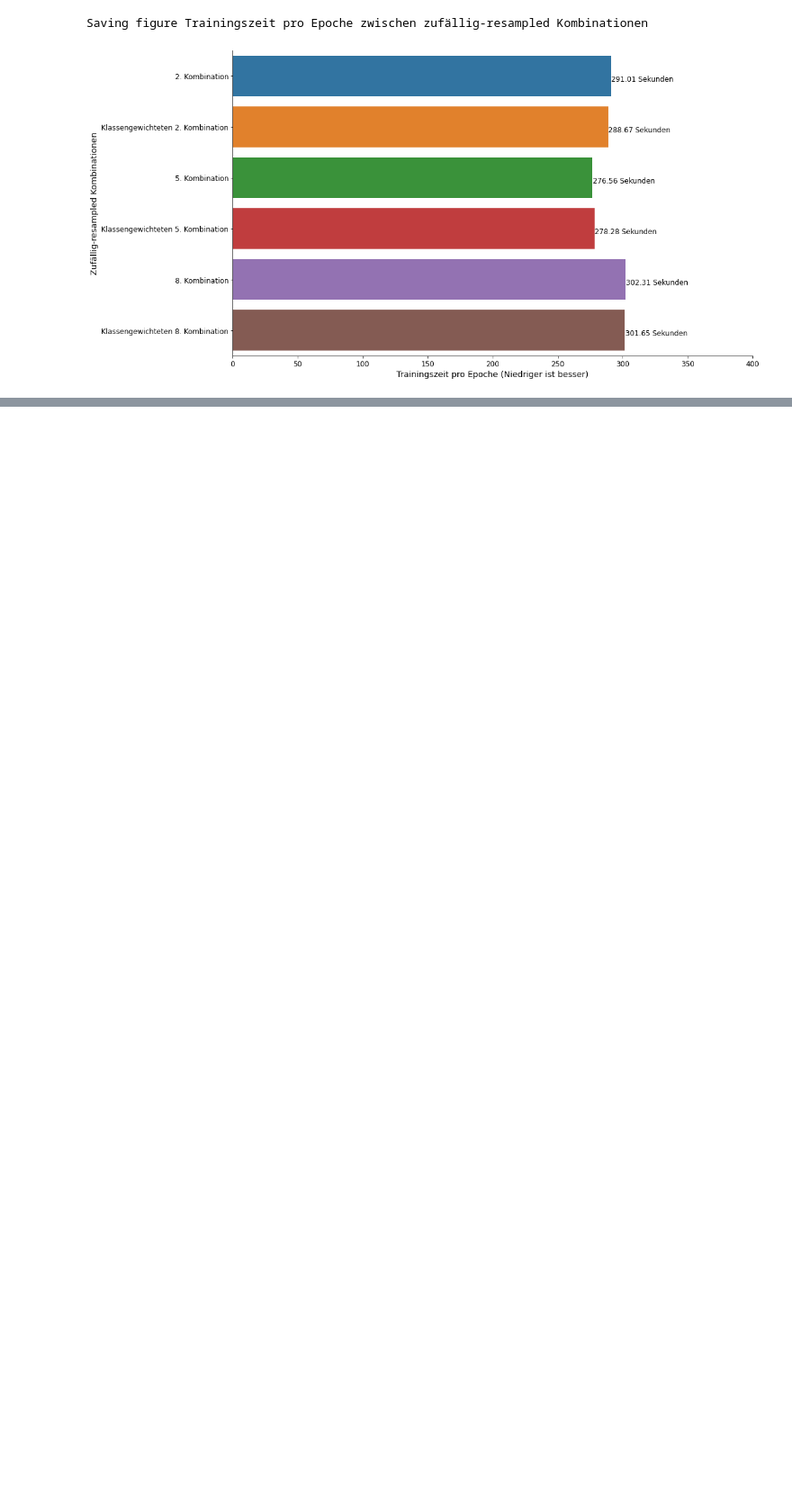
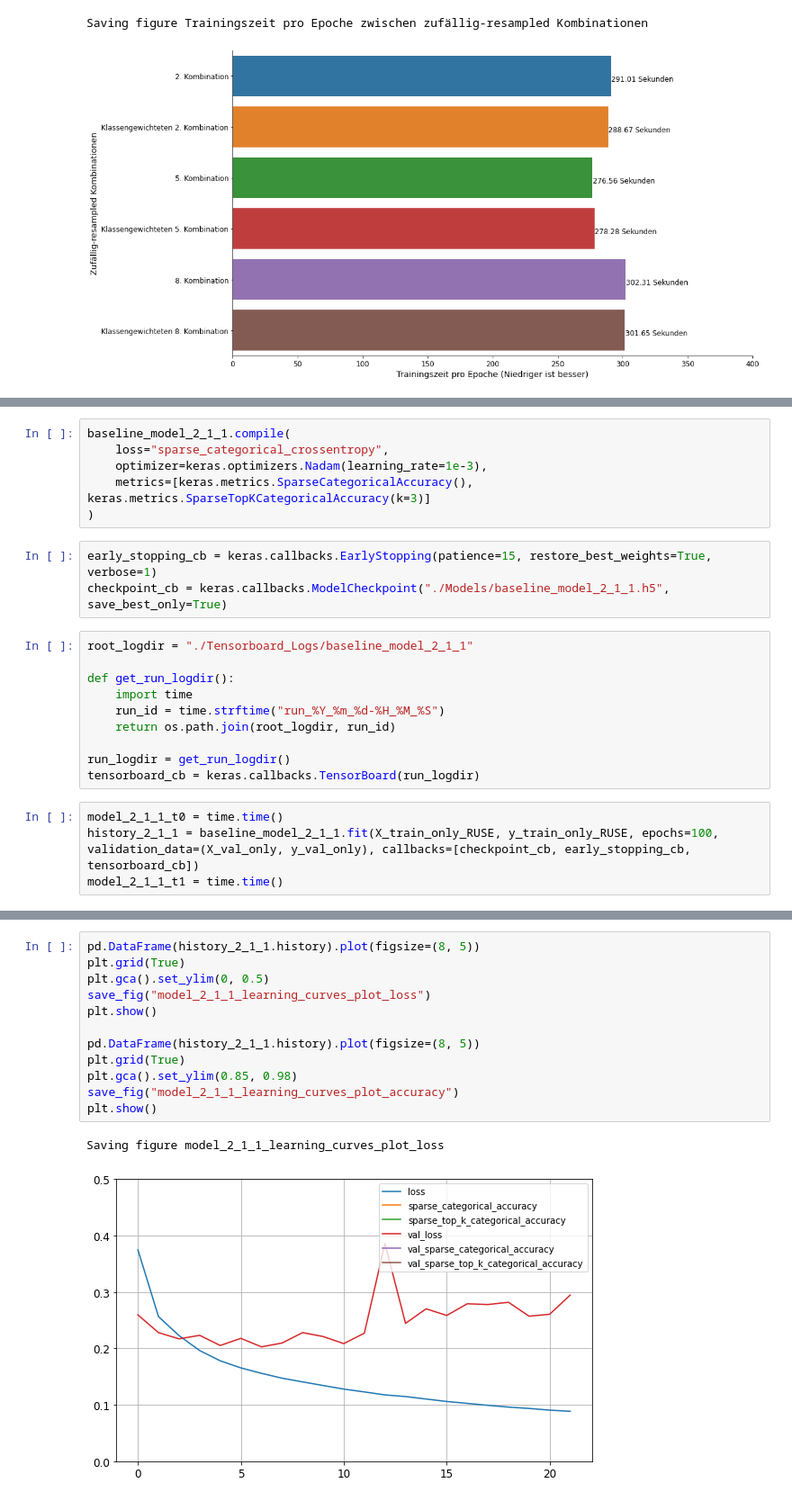
Before and after one commit to abodaotabashi/turkaracter, a Jupyter notebook: Models.ipynb, the cells around one changed output, grey strips where cells are left out. Shown at 90% size. Drawn from its saved outputs; the diff is of its cells as text; blank space fills up the shorter version.

```diff
--- a/Models.ipynb
+++ b/Models.ipynb
@@ -3175,0 +3279,23 @@ Saving figure Trainingszeit pro Epoche zwischen zufällig-resampled Kombinatione
+# %%
+baseline_model_2_1_1.compile(
+    loss="sparse_categorical_crossentropy",
+    optimizer=keras.optimizers.Nadam(learning_rate=1e-3),
+    metrics=[keras.metrics.SparseCategoricalAccuracy(), keras.metrics.SparseTopKCategoricalAccuracy(k=3)]
+)
+# %%
+early_stopping_cb = keras.callbacks.EarlyStopping(patience=15, restore_best_weights=True, verbose=1)
+checkpoint_cb = keras.callbacks.ModelCheckpoint("./Models/baseline_model_2_1_1.h5", save_best_only=True)
+# %%
+root_logdir = "./Tensorboard_Logs/baseline_model_2_1_1"
+
+def get_run_logdir():
+    import time
+    run_id = time.strftime("run_%Y_%m_%d-%H_%M_%S")
+    return os.path.join(root_logdir, run_id)
+
+run_logdir = get_run_logdir()
+tensorboard_cb = keras.callbacks.TensorBoard(run_logdir)
+# %%
+model_2_1_1_t0 = time.time()
+history_2_1_1 = baseline_model_2_1_1.fit(X_train_only_RUSE, y_train_only_RUSE, epochs=100, validation_data=(X_val_only, y_val_only), callbacks=[checkpoint_cb, early_stopping_cb, tensorboard_cb])
+model_2_1_1_t1 = time.time()
@@ -3175,0 +3348,15 @@ Saving figure Trainingszeit pro Epoche zwischen zufällig-resampled Kombinatione
+# %%
+pd.DataFrame(history_2_1_1.history).plot(figsize=(8, 5))
+plt.grid(True)
+plt.gca().set_ylim(0, 0.5)
+save_fig("model_2_1_1_learning_curves_plot_loss")
+plt.show()
+
+pd.DataFrame(history_2_1_1.history).plot(figsize=(8, 5))
+plt.grid(True)
+plt.gca().set_ylim(0.85, 0.98)
+save_fig("model_2_1_1_learning_curves_plot_accuracy")
+plt.show()
+# %% [output]
+Saving figure model_2_1_1_learning_curves_plot_loss
+[figure, added]
```
Also changed, not shown: parts of 258 cells of this notebook, 57 other files.
